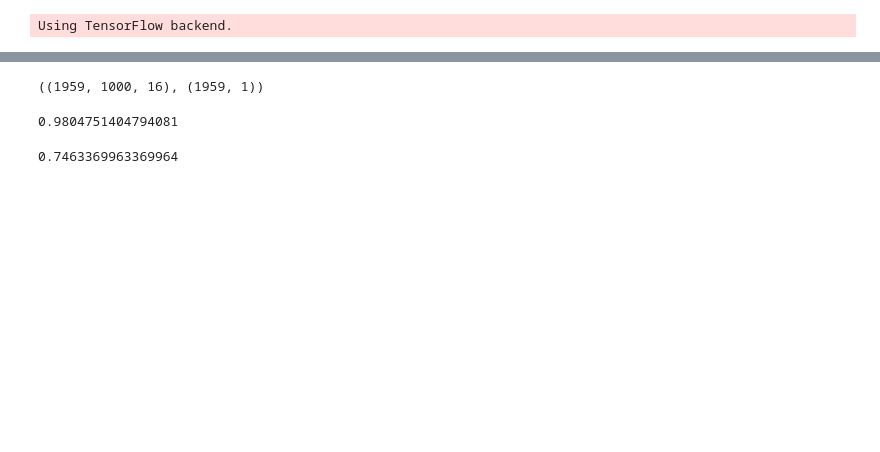
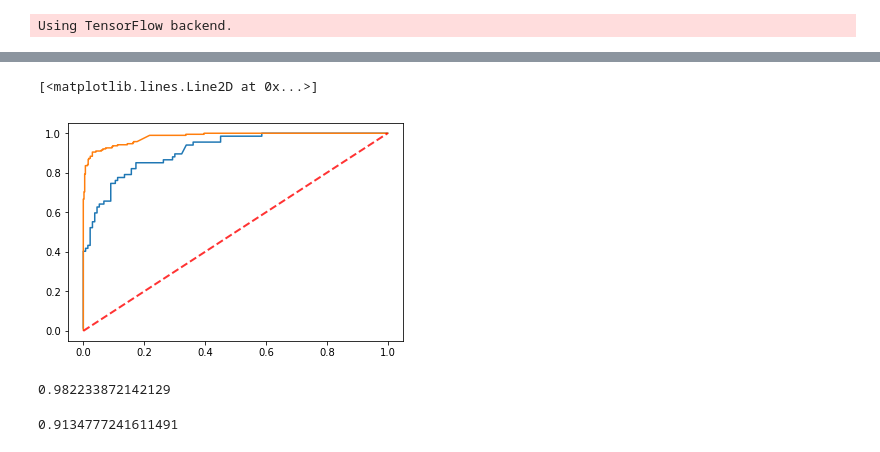
Before and after one commit to wchapman/seizure_prediction_ml, a Jupyter notebook: Untitled.ipynb, the cells around one changed output, grey strips where cells are left out. Saved outputs shown, nothing was run; the diff lists cells and outputs as text; code cells hidden in the pictures; blank space fills up the shorter version.

```diff
--- a/Untitled.ipynb
+++ b/Untitled.ipynb
@@ -225,4 +101,26 @@ model.compile(loss='binary_crossentropy', optimizer='adam', metrics=['accuracy',
+# %%
+def cnn_creator(reg = 0, dropout = 0, num_layers=3):
+    model = k.Sequential()
+    for i in reversed(range(num_layers)):
+        kernel_size = 5*(2**i)
+        filters = 10*(num_layers-i)
+        model.add(l.Conv1D(
+            filters = filters,
+            kernel_size = kernel_size,
+            kernel_regularizer=k.regularizers.l2(reg),
+            input_shape = (sequence_length, nb_features),
+            activation='relu'))
+        model.add(l.Dropout(rate = dropout))
+        if i > 0:
+            model.add(l.MaxPooling1D(pool_size = 2))
+
+    model.add(l.GlobalAveragePooling1D())
+
+    model.add(l.Dense(units=1, activation='sigmoid'))
+    model.compile(loss='binary_crossentropy', optimizer='adam', metrics=['accuracy',auc])
+    return model
 # %%
+model = cnn_creator()
 model.summary()
 # %% [output]
 _________________________________________________________________
@@ -243,7 +141,7 @@ Trainable params: 63,201
 Non-trainable params: 0
 _________________________________________________________________
 # %%
-model.set_weights(currweights)
+#model.set_weights(currweights)
 # %%
-model.fit(pat_arr[train], label_array[train],batch_size=25,epochs=10)
+model.fit(X[train], y[train],batch_size=25,epochs=20)
 # %% [output]
@@ -270,16 +165,22 @@ Epoch 10/10
 <keras.callbacks.History at 0x...>
 # %%
 currweights = model.get_weights()
-# %%
-(pat_arr[train].shape, label_array[train].shape)
-# %% [output]
-((1959, 1000, 16), (1959, 1))
-# %%
-roc(pat_arr[train], label_array[train], model)
-# %% [output]
-0.9804751404794081
-# %%
-roc(pat_arr[test], label_array[test], model)
-# %% [output]
-0.7463369963369964
+# %%
+xs,ys,ts = roc_curve(y[test],model.predict_proba(X[test]))
+plt.plot(xs,ys)
+xs,ys,ts = roc_curve(y[train],model.predict_proba(X[train]))
+plt.plot(xs,ys)
+plt.plot([0, 1], [0, 1], linestyle='--', lw=2, color='r',
+         label='Chance', alpha=.8)
+# %% [output]
+[<matplotlib.lines.Line2D at 0x...>]
+[figure, added]
+# %%
+roc_auc_score(y[train], model.predict_proba(X[train]))
+# %% [output]
+0.982233872142129
+# %%
+roc_auc_score(y[test], model.predict_proba(X[test]))
+# %% [output]
+0.9134777241611491
 # %%
```
Also changed, not shown: parts of 42 cells of this notebook.
